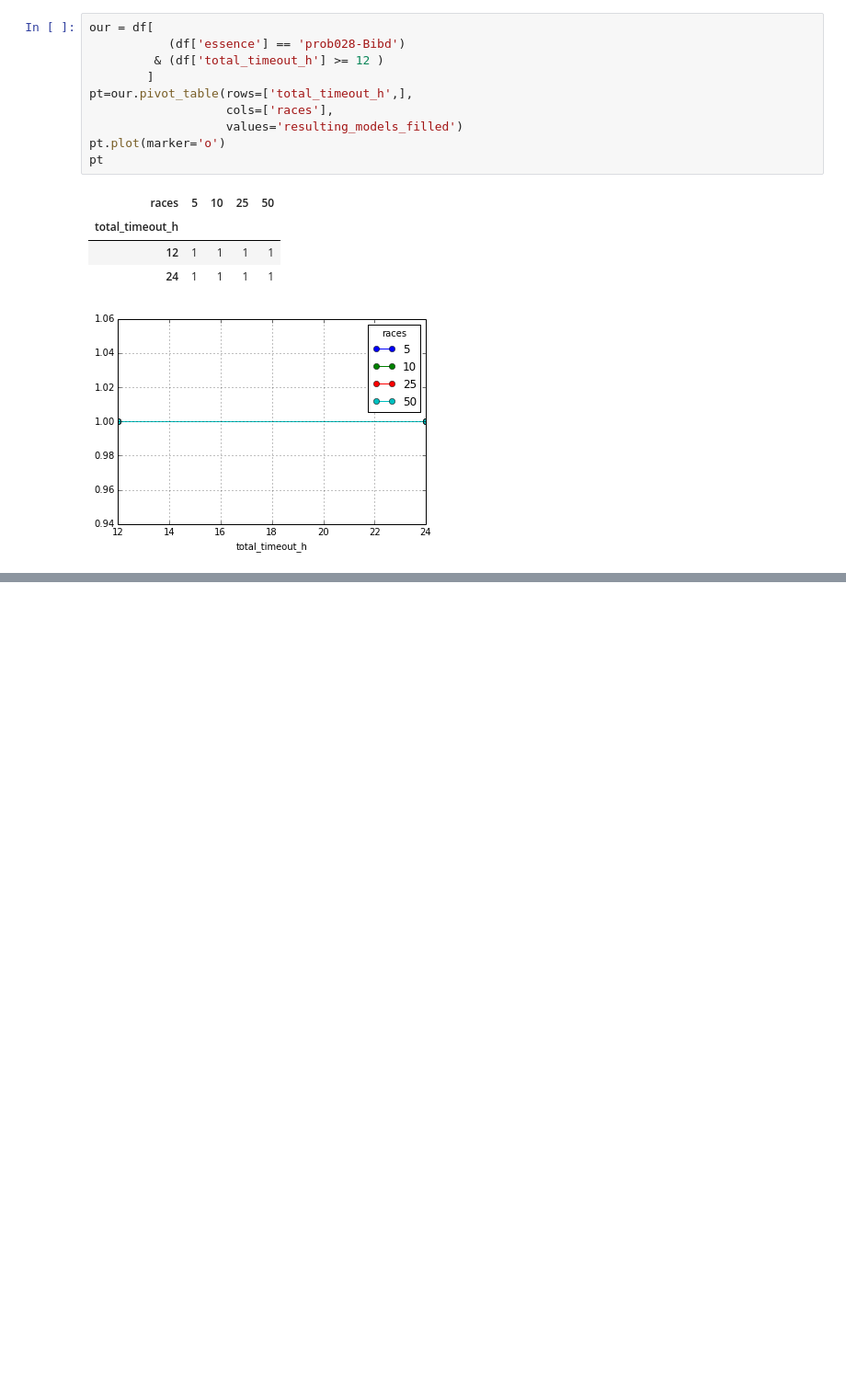
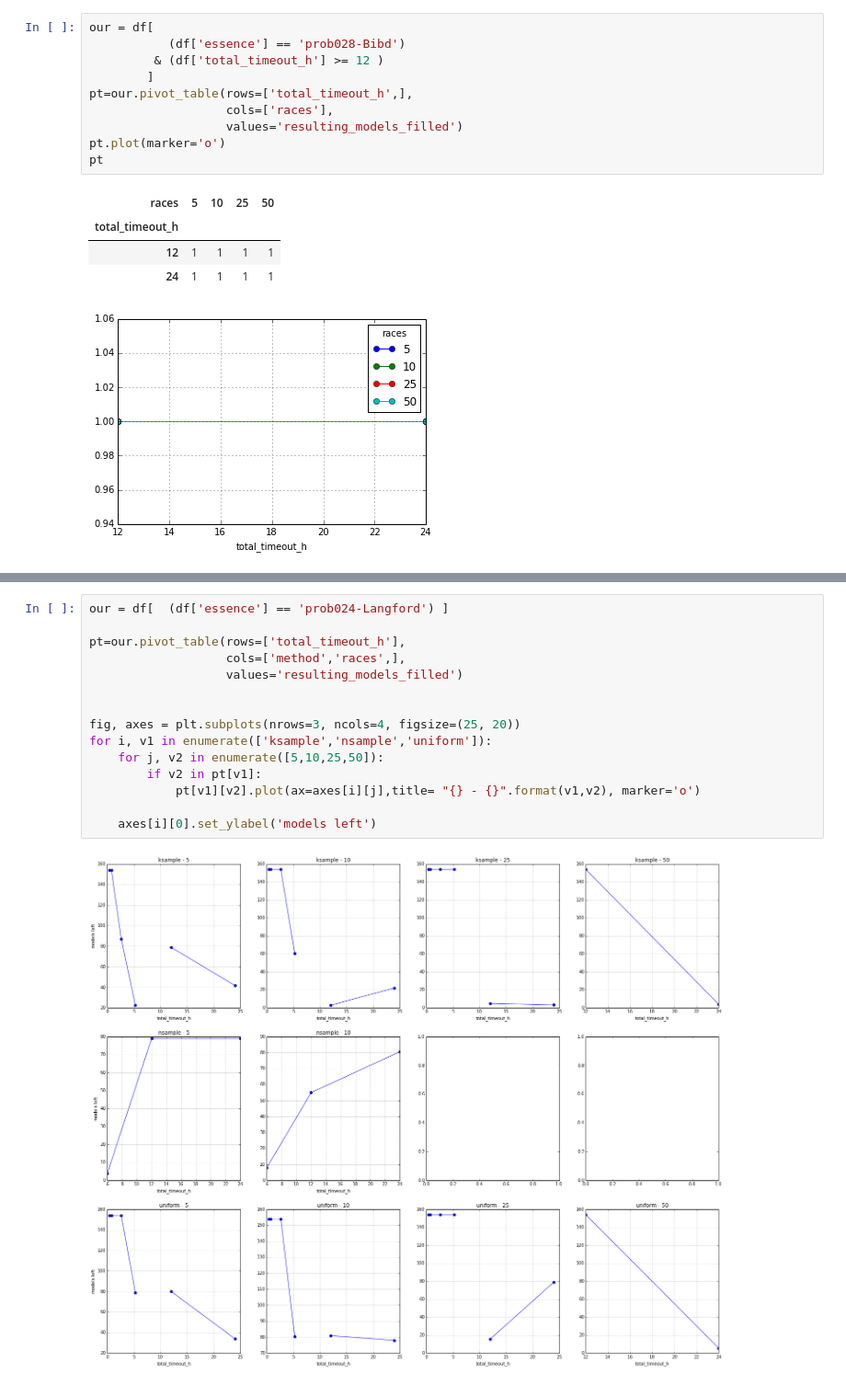
Before and after one commit to Bilalh/Gen, a Jupyter notebook: scripts/parse_results/pivot.ipynb, the cells around one changed output, grey strips where cells are left out. Shown at 92% size. Drawn from its saved outputs; the diff is of its cells as text; blank space fills up the shorter version.

```diff
--- a/scripts/parse_results/pivot.ipynb
+++ b/scripts/parse_results/pivot.ipynb
@@ -430,0 +455,17 @@ df[  (df['essence'] == 'prob028-Bibd')]
+# %%
+our = df[  (df['essence'] == 'prob024-Langford') ]
+
+pt=our.pivot_table(rows=['total_timeout_h'],
+                   cols=['method','races',],
+                   values='resulting_models_filled')
+
+
+fig, axes = plt.subplots(nrows=3, ncols=4, figsize=(25, 20))
+for i, v1 in enumerate(['ksample','nsample','uniform']):
+    for j, v2 in enumerate([5,10,25,50]):
+        if v2 in pt[v1]:
+            pt[v1][v2].plot(ax=axes[i][j],title= "{} - {}".format(v1,v2), marker='o')
+
+    axes[i][0].set_ylabel('models left')
+# %% [output]
+[figure, added]
```
Also changed, not shown: parts of 14 cells of this notebook.
